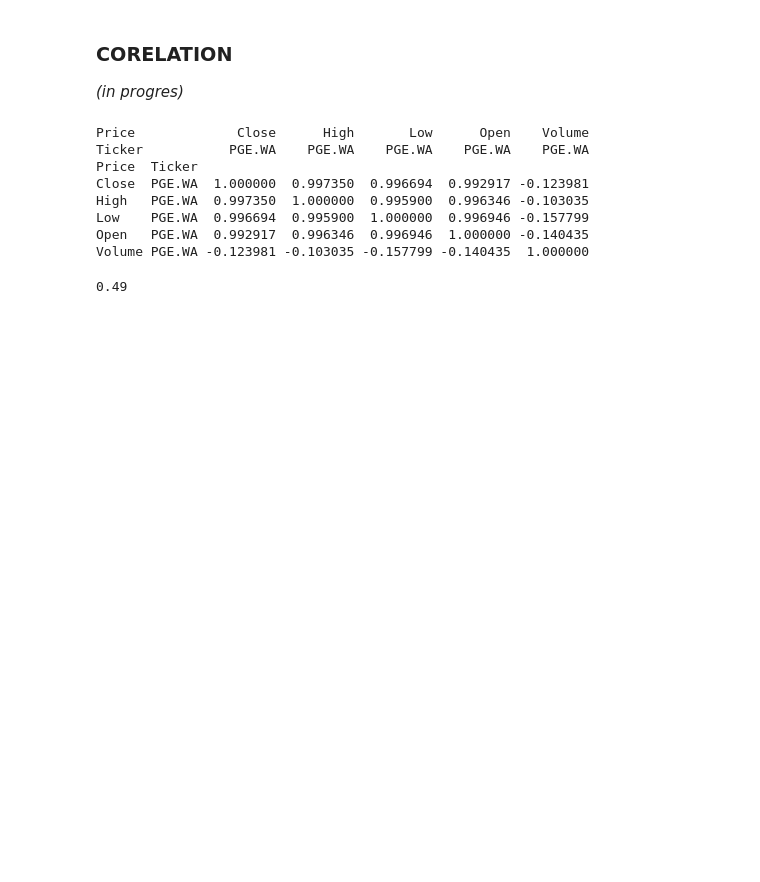
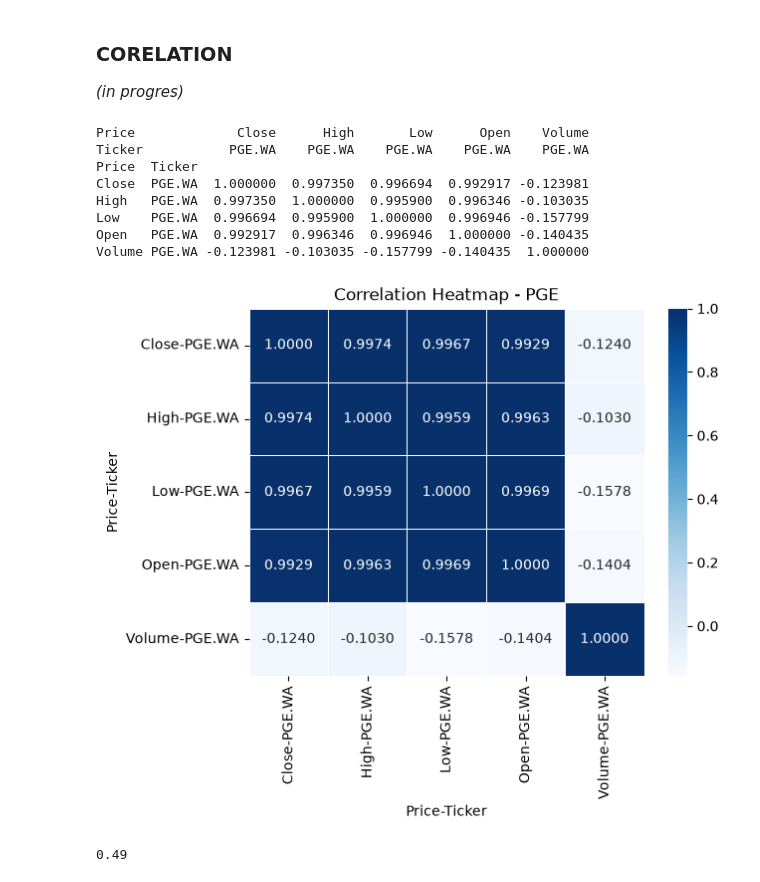
Before and after one commit to studzinskimilosz/mathematical-and-statistical-analysis, a Jupyter notebook: notebook/notebook.ipynb, the cells around one changed output. Saved outputs shown, nothing was run; the diff lists cells and outputs as text; code cells hidden in the pictures; blank space fills up the shorter version.

Commit message:
style: add correlation heatmap

```diff
--- a/notebook/notebook.ipynb
+++ b/notebook/notebook.ipynb
@@ -242,6 +242,19 @@ High   PGE.WA  0.997350  1.000000  0.995900  0.996346 -0.103035
 Low    PGE.WA  0.996694  0.995900  1.000000  0.996946 -0.157799
 Open   PGE.WA  0.992917  0.996346  0.996946  1.000000 -0.140435
 Volume PGE.WA -0.123981 -0.103035 -0.157799 -0.140435  1.000000
+# %%
+sns.heatmap(
+    m_cor,
+    annot=True,
+    cmap='Blues',
+    fmt='.4f',
+    linewidths=0.5,
+)
+
+plt.title('Correlation Heatmap - PGE')
+plt.show()
+# %% [output]
+[figure, added]
 # %%
 volume = df['Volume']['PGE.WA']
 volatility = log_returns.abs() #we use abstract
```
Also changed, not shown: parts of 2 cells of this notebook.
